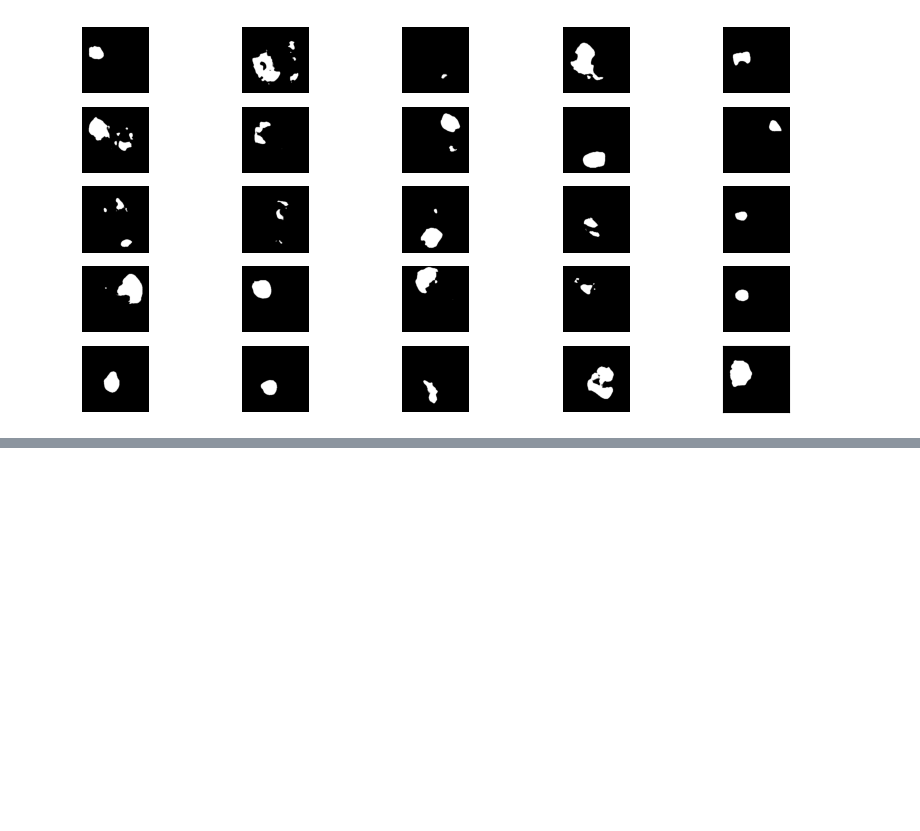
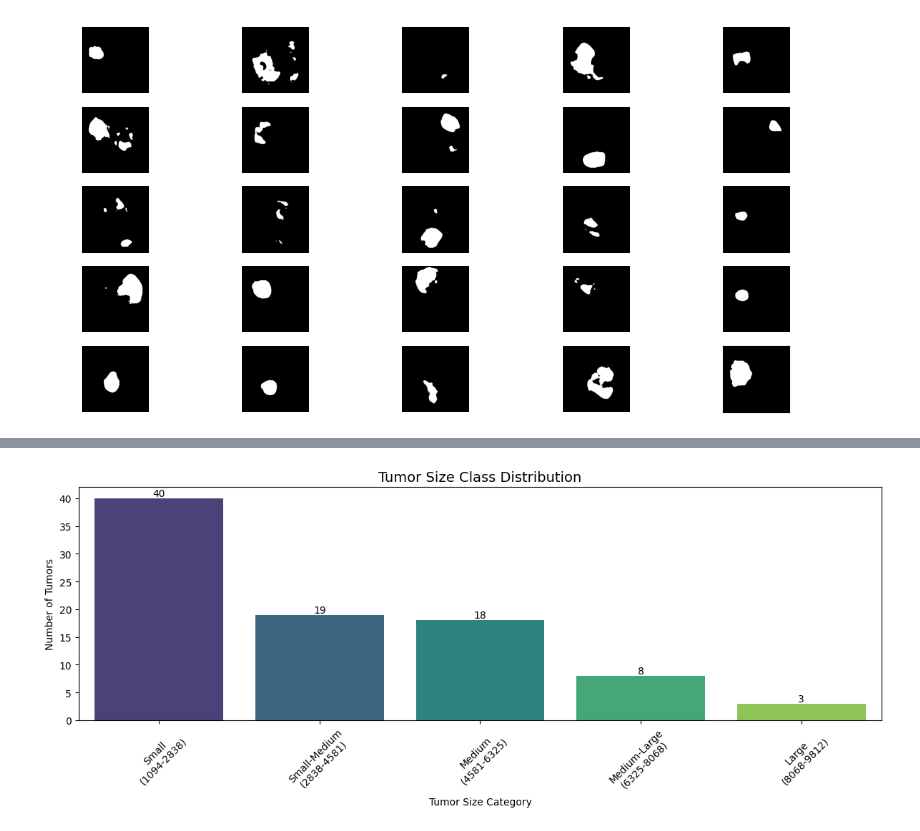
Before and after one commit to neural1977/talks_material, a Jupyter notebook: AI_and_Digital_Health_Code/case_study_3_brain_cancer_segmentation.ipynb, the cells around one changed output, grey strips where cells are left out. Saved outputs shown, nothing was run; the diff lists cells and outputs as text; code cells hidden in the pictures; blank space fills up the shorter version.

```diff
--- a/AI_and_Digital_Health_Code/case_study_3_brain_cancer_segmentation.ipynb
+++ b/AI_and_Digital_Health_Code/case_study_3_brain_cancer_segmentation.ipynb
@@ -528,0 +604,94 @@ if OS != "Linux" or colab_active is True:
+# %%
+tumor_sizes = []
+
+min_tumor_area = 1000
+
+for mask in mask_list:
+
+    gray_mask = cv2.cvtColor(mask, cv2.COLOR_BGR2GRAY)
+
+    _, thresh = cv2.threshold(
+        gray_mask,
+        127,
+        255,
+        cv2.THRESH_BINARY
+    )
+
+    contours, _ = cv2.findContours(
+        thresh,
+        cv2.RETR_EXTERNAL,
+        cv2.CHAIN_APPROX_SIMPLE
+    )
+
+    largest_area = 0
+
+    for cnt in contours:
+
+        area = cv2.contourArea(cnt)
+
+        if area > largest_area:
+            largest_area = area
+
+    if largest_area > min_tumor_area:
+        tumor_sizes.append(largest_area)
+
+tumor_sizes_df = pd.DataFrame({
+    'Tumor Size': tumor_sizes
+})
+
+# Create bins
+bins = np.linspace(
+    tumor_sizes_df['Tumor Size'].min(),
+    tumor_sizes_df['Tumor Size'].max(),
+    6
+)
+
+labels = []
+
+size_names = [
+    'Small',
+    'Small-Medium',
+    'Medium',
+    'Medium-Large',
+    'Large'
+]
+
+for i in range(len(bins)-1):
+
+    labels.append(
+        f"{size_names[i]}\n({int(bins[i])}-{int(bins[i+1])})"
+    )
+
+tumor_sizes_df['Size Class'] = pd.cut(
+    tumor_sizes_df['Tumor Size'],
+    bins=bins,
+    labels=labels,
+    include_lowest=True
+)
+
+plt.figure(figsize=(12,5))
+
+ax = sns.countplot(
+    x='Size Class',
+    data=tumor_sizes_df,
+    palette='viridis'
+)
+
+plt.title(
+    "Tumor Size Class Distribution",
+    fontsize=14
+)
+
+plt.xlabel("Tumor Size Category")
+plt.ylabel("Number of Tumors")
+
+plt.xticks(rotation=45)
+
+# Add values on bars
+for container in ax.containers:
+    ax.bar_label(container)
+
+plt.tight_layout()
+
+plt.show()
+# %% [output]
@@ -528,0 +701 @@ if OS != "Linux" or colab_active is True:
+[figure, added]
```
Also changed, not shown: parts of 8 cells of this notebook.
